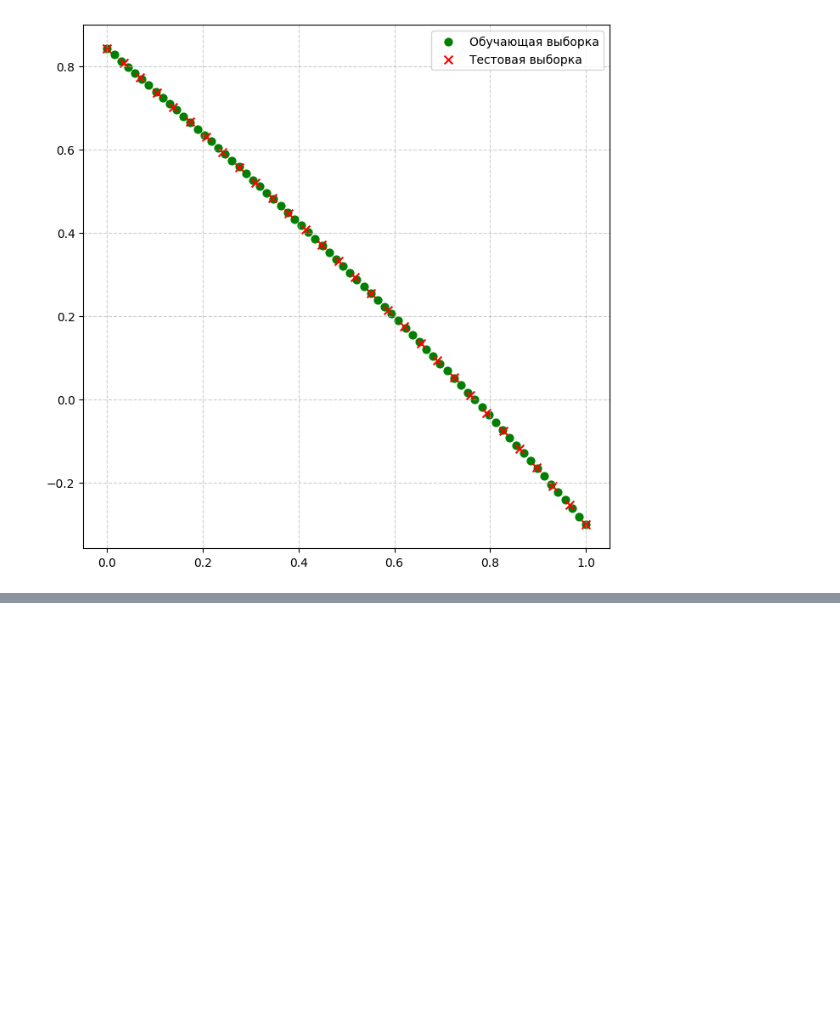
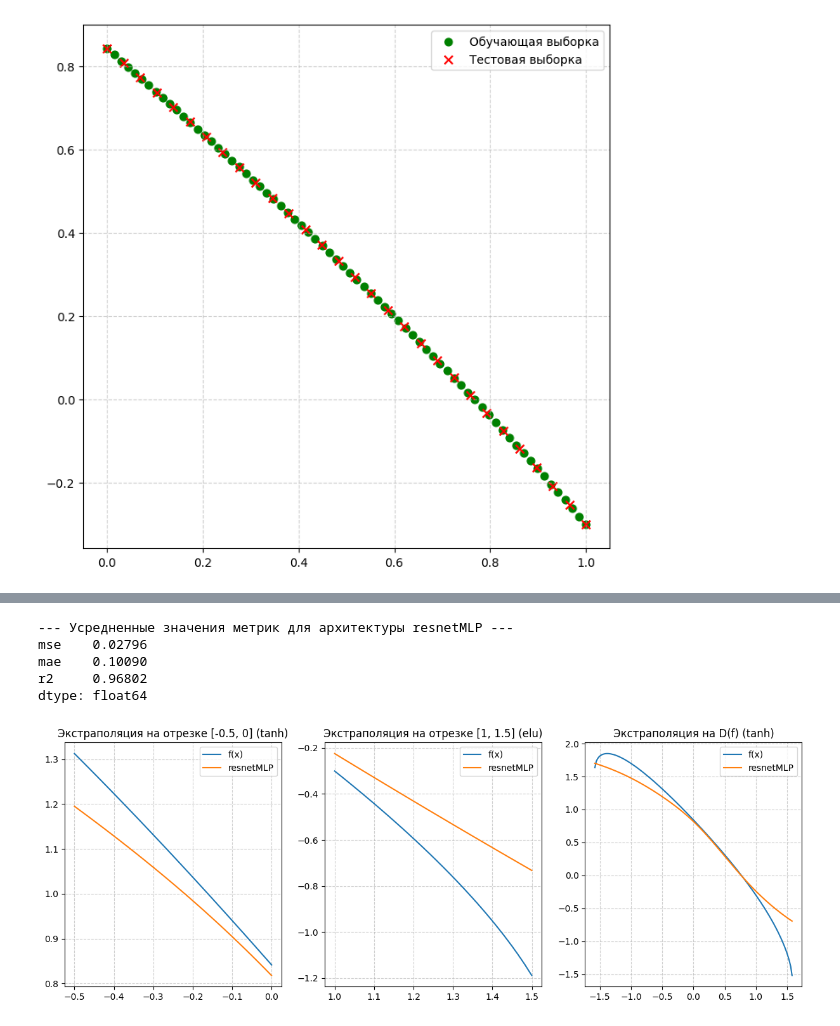
Before and after one commit to zip-cool/neural-network-design, a Jupyter notebook: NN.ipynb, the cells around one changed output, grey strips where cells are left out. Drawn from its saved outputs; the diff is of its cells as text; code cells hidden in the pictures; blank space fills up the shorter version.

Commit message:
extrapolation

```diff
--- a/NN.ipynb
+++ b/NN.ipynb
@@ -403,0 +876,48 @@ batch_size        70              0.4975 0.063041 0.207565   0.45136
+# %%
+print('--- Усредненные значения метрик для архитектуры resnetMLP ---')
+print(df[['mse', 'mae', 'r2']].mean())
+# %% [output]
+--- Усредненные значения метрик для архитектуры resnetMLP ---
+mse    0.02796
+mae    0.10090
+r2     0.96802
+dtype: float64
+# %%
+model = resnetMLP_custom(activation_fn='tanh', seed=123)
+model.compile(optimizer='adam', loss='mse')
+history = model.fit(x_train, y_train, epochs=16, batch_size=32, verbose=0)
+
+y_pred_left = model.predict(x_left, verbose=0)
+
+y_pred_full = model.predict(x_full, verbose=0)
+
+model = resnetMLP_custom(activation_fn='elu', seed=123)
+model.compile(optimizer='adam', loss='mse')
+history = model.fit(x_train, y_train, epochs=16, batch_size=32, verbose=0)
+
+y_pred_right = model.predict(x_right, verbose=0)
+# %%
+fig, axes = plt.subplots(1, 3, figsize=(15, 5))
+
+axes[0].plot(x_left, y_left, label='f(x)')
+axes[0].plot(x_left, y_pred_left, label='resnetMLP')
+axes[0].grid(True, linestyle='--', alpha=0.6)
+axes[0].set_title('Экстраполяция на отрезке [-0.5, 0] (tanh)')
+axes[0].legend()
+
+axes[1].plot(x_right, y_right, label='f(x)')
+axes[1].plot(x_right, y_pred_right, label='resnetMLP')
+axes[1].grid(True, linestyle='--', alpha=0.6)
+axes[1].set_title('Экстраполяция на отрезке [1, 1.5] (elu)')
+axes[1].legend()
+
+axes[2].plot(x_full, y_full, label='f(x)')
+axes[2].plot(x_full, y_pred_full, label='resnetMLP')
+axes[2].grid(True, linestyle='--', alpha=0.6)
+axes[2].set_title('Экстраполяция на D(f) (tanh)')
+axes[2].legend()
+
+plt.savefig('extrapolation.png', dpi = 300)
+plt.show()
+# %% [output]
+[figure, added]
```
Also changed, not shown: parts of 32 cells of this notebook, 8 other files.
